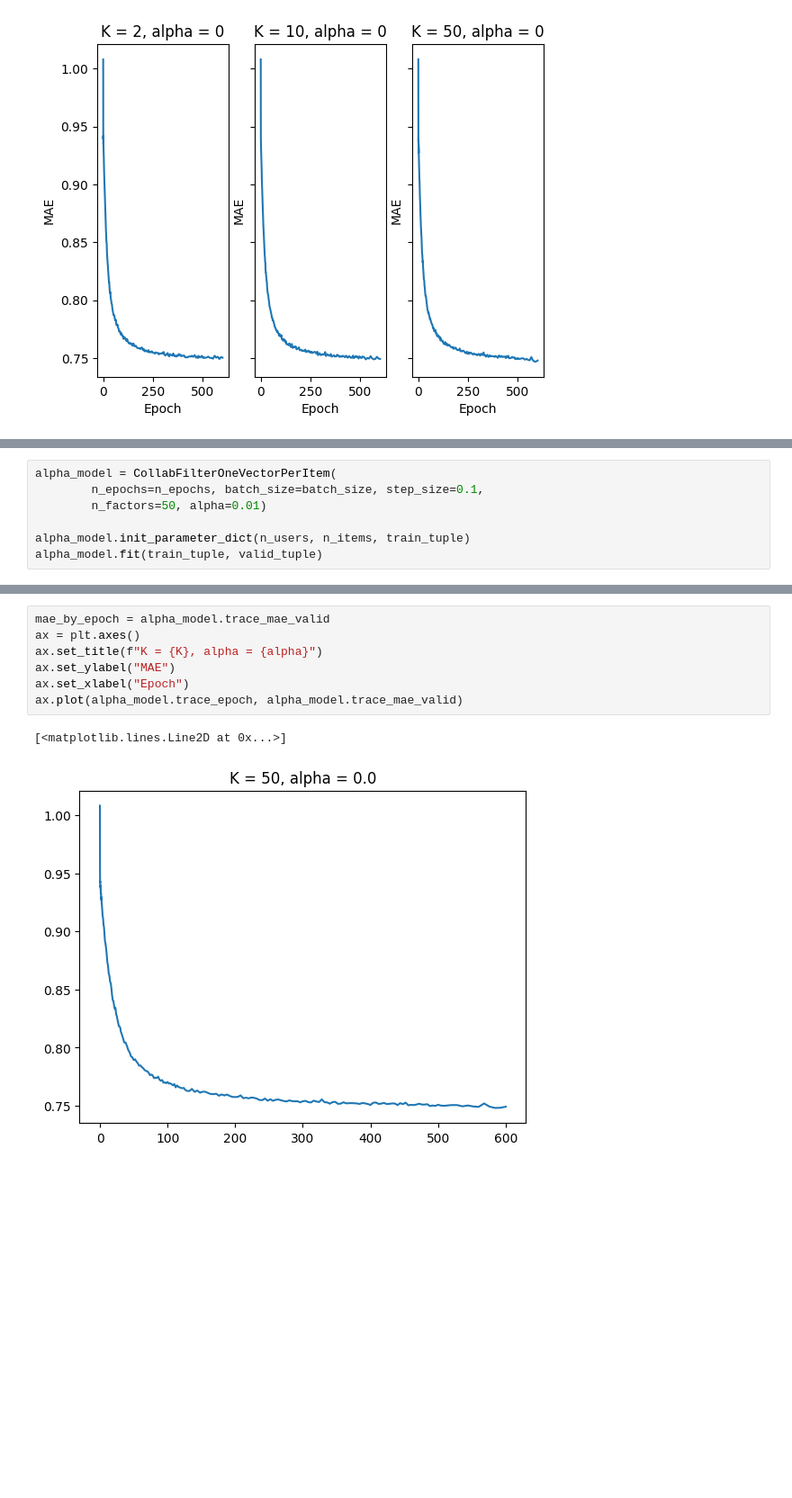
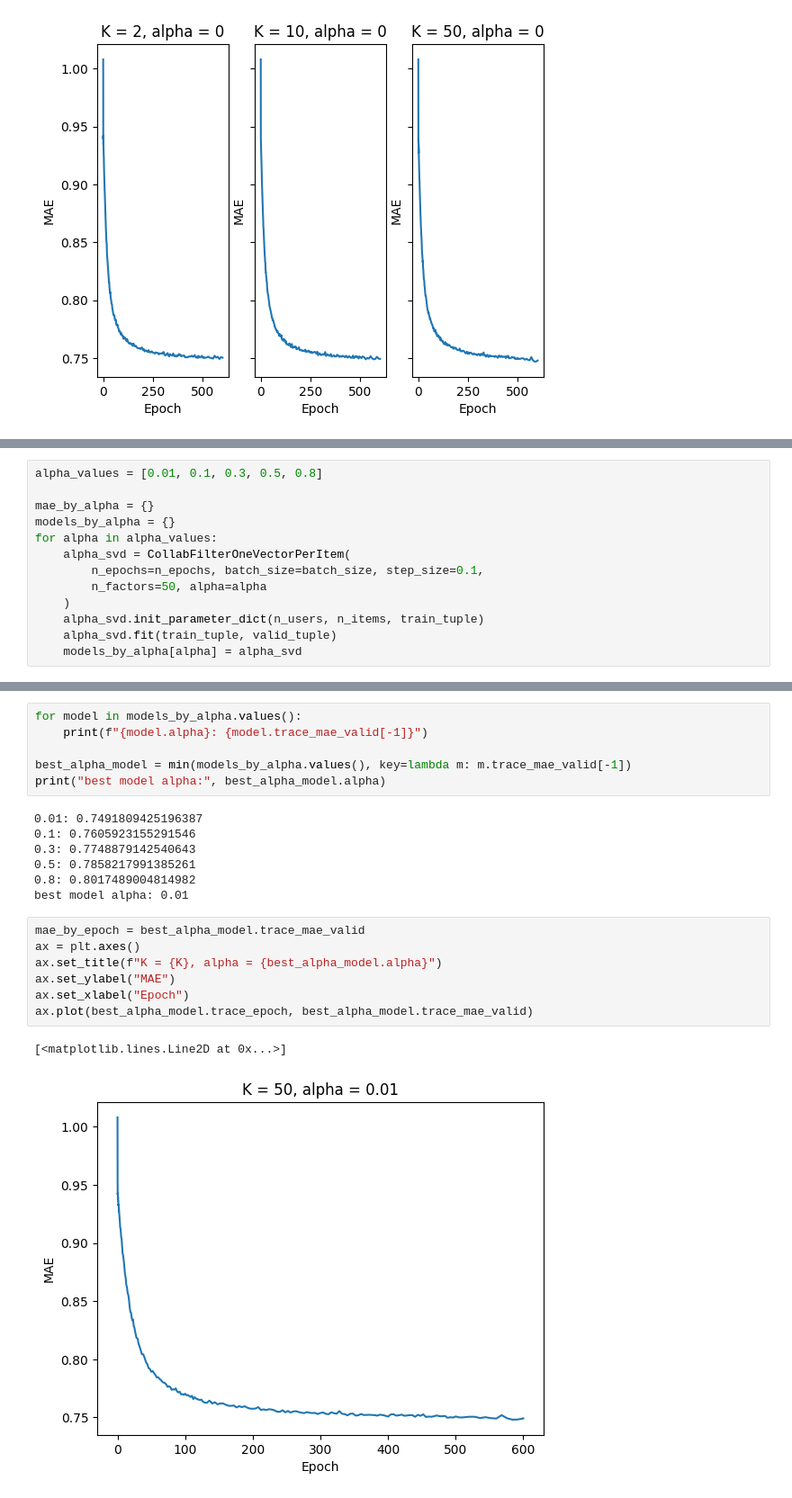
Before and after one commit to turnerhayes/cs-135-projB, a Jupyter notebook: part1.ipynb, the cells around one changed output, grey strips where cells are left out. Shown: that part at 90% size. Drawn from its saved outputs; the diff is of its cells as text; blank space fills up the shorter version.

```diff
--- a/part1.ipynb
+++ b/part1.ipynb
@@ -64,10 +70,16 @@ for i, K in enumerate(K_values):
 # %%
-alpha_model = CollabFilterOneVectorPerItem(
+alpha_values = [0.01, 0.1, 0.3, 0.5, 0.8]
+
+mae_by_alpha = {}
+models_by_alpha = {}
+for alpha in alpha_values:
+    alpha_svd = CollabFilterOneVectorPerItem(
         n_epochs=n_epochs, batch_size=batch_size, step_size=0.1,
-        n_factors=50, alpha=0.01)
-
-alpha_model.init_parameter_dict(n_users, n_items, train_tuple)
-alpha_model.fit(train_tuple, valid_tuple)
+        n_factors=50, alpha=alpha
+    )
+    alpha_svd.init_parameter_dict(n_users, n_items, train_tuple)
+    alpha_svd.fit(train_tuple, valid_tuple)
+    models_by_alpha[alpha] = alpha_svd
 # %% [output]
 epoch       0.000 | loss_total     1.52105 | train_AUC    0.50235 | valid_AUC     0.50524 | grad_wrt_mu     0.93399 | grad_wrt_b_per_user     0.00163 | grad_wrt_c_per_item     0.00095 | grad_wrt_U     ...
 epoch       0.014 | loss_total     1.42401 | train_AUC    0.57969 | valid_AUC     0.57697 | grad_wrt_mu     0.84035 | grad_wrt_b_per_user     0.00164 | grad_wrt_c_per_item     0.00097 | grad_wrt_U     ...
@@ -89,10 +101,23 @@ epoch     599.986 | loss_total     0.84341 | train_AUC    0.79809 | valid_AUC
+# %%
+for model in models_by_alpha.values():
+    print(f"{model.alpha}: {model.trace_mae_valid[-1]}")
+
+best_alpha_model = min(models_by_alpha.values(), key=lambda m: m.trace_mae_valid[-1])
+print("best model alpha:", best_alpha_model.alpha)
+# %% [output]
+0.01: 0.7491809425196387
+0.1: 0.7605923155291546
+0.3: 0.7748879142540643
+0.5: 0.7858217991385261
+0.8: 0.8017489004814982
+best model alpha: 0.01
 # %%
-mae_by_epoch = alpha_model.trace_mae_valid
+mae_by_epoch = best_alpha_model.trace_mae_valid
 ax = plt.axes()
-ax.set_title(f"K = {K}, alpha = {alpha}")
+ax.set_title(f"K = {K}, alpha = {best_alpha_model.alpha}")
 ax.set_ylabel("MAE")
 ax.set_xlabel("Epoch")
-ax.plot(alpha_model.trace_epoch, alpha_model.trace_mae_valid)
+ax.plot(best_alpha_model.trace_epoch, best_alpha_model.trace_mae_valid)
 # %% [output]
 [<matplotlib.lines.Line2D at 0x...>]
-[figure, old version]
+[figure, new version]
```
Also changed, not shown: parts of 3 cells of this notebook, 1 other file.
